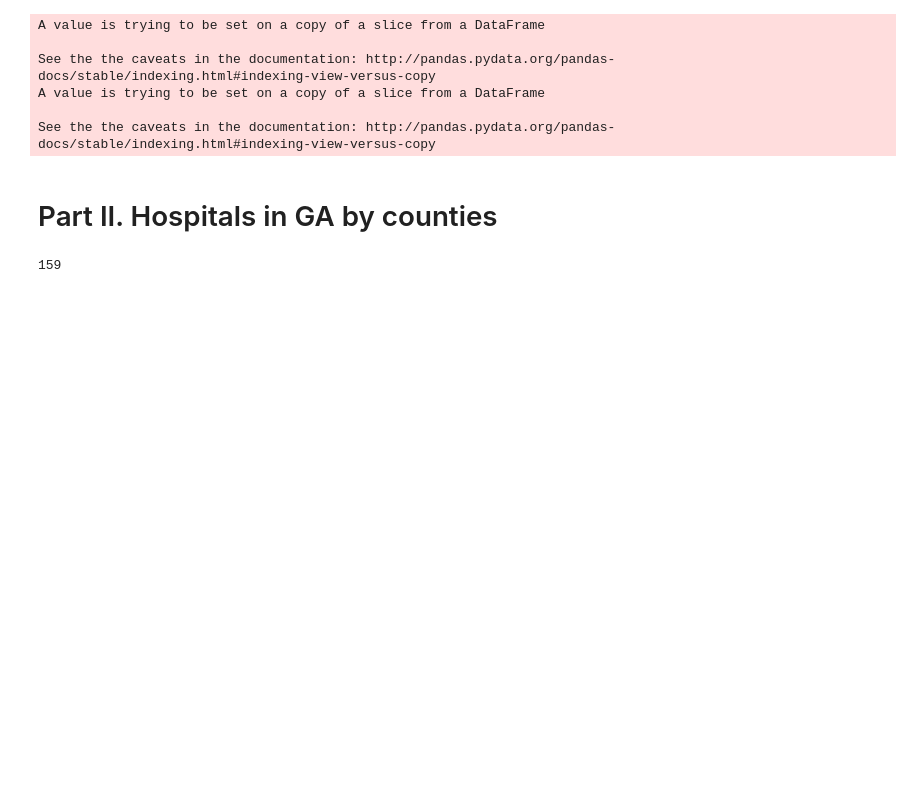
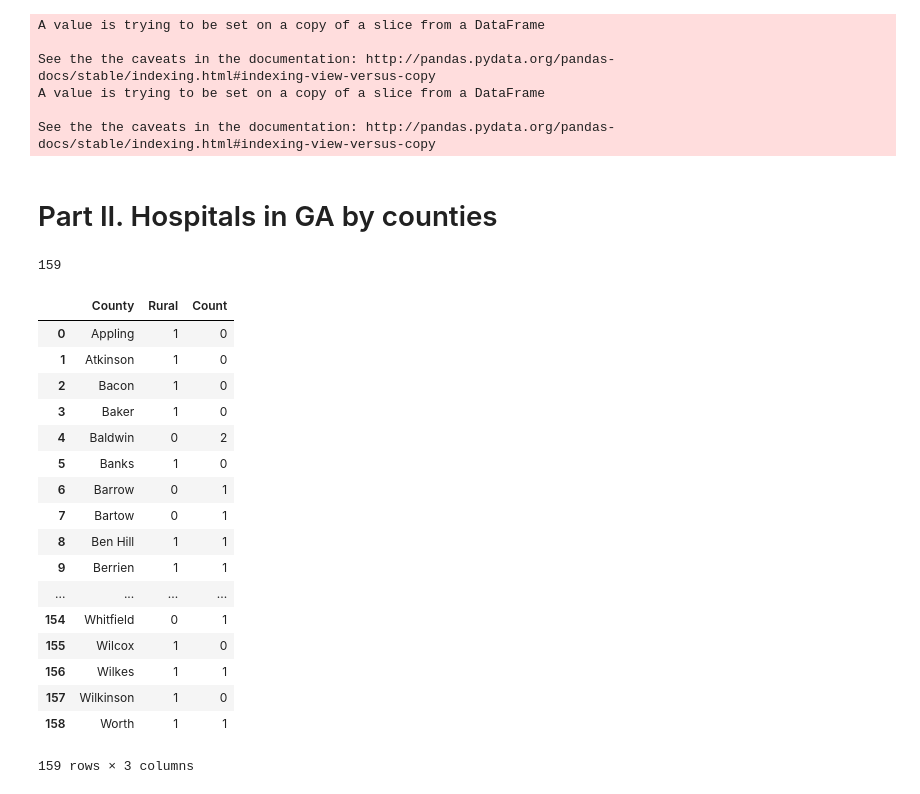
Before and after one commit to seungkwanbaek/GeorgiaOpioid, a Jupyter notebook: GAOpioid Data Collection.ipynb, the cells around one changed output. Saved outputs shown, nothing was run; the diff lists cells and outputs as text; code cells hidden in the pictures; blank space fills up the shorter version.

Commit message:
fix the hospitals

```diff
--- a/GAOpioid Data Collection.ipynb
+++ b/GAOpioid Data Collection.ipynb
@@ -122,7 +122,7 @@ data5.to_csv('cleaned_GAOpioidDeathFemale.csv')
 # %% [markdown]
 # Part II. Hospitals in GA by counties
 # %%
-hospitals = pd.read_csv('GAHospitals.csv', na_values=[" ", ""] ,sep=',', names=["Name", "County", "Beds"] )[2:].fillna(0).reset_index(drop=True)
+hospitals = pd.read_csv('GAHospitals.csv', na_values=[" ", ""] ,sep=',', names=["Name", "County", "Beds"] ).fillna(0)
 #remove children's hospital
 hospitals=hospitals[hospitals.Name.str.contains("Children") == False]
 # %%
@@ -139,6 +139,27 @@ result = pd.merge(Counties_List, grouped_hospitals, how='left', on="County", lef
 len(result.County.unique())
 # %% [output]
 159
+# %%
+result
+# %% [output]
+|  | County | Rural | Count |
+| 0 | Appling | 1 | 0 |
+| 1 | Atkinson | 1 | 0 |
+| 2 | Bacon | 1 | 0 |
+| 3 | Baker | 1 | 0 |
+| 4 | Baldwin | 0 | 2 |
+| 5 | Banks | 1 | 0 |
+| 6 | Barrow | 0 | 1 |
+| 7 | Bartow | 0 | 1 |
+| 8 | Ben Hill | 1 | 1 |
+| 9 | Berrien | 1 | 1 |
+| ... | ... | ... | ... |
+| 154 | Whitfield | 0 | 1 |
+| 155 | Wilcox | 1 | 0 |
+| 156 | Wilkes | 1 | 1 |
+| 157 | Wilkinson | 1 | 0 |
+| 158 | Worth | 1 | 1 |
+159 rows × 3 columns
 # %%
 result.to_csv('cleaned_GAHospitals.csv')
 # %%
```
Also changed, not shown: 1 other file.
